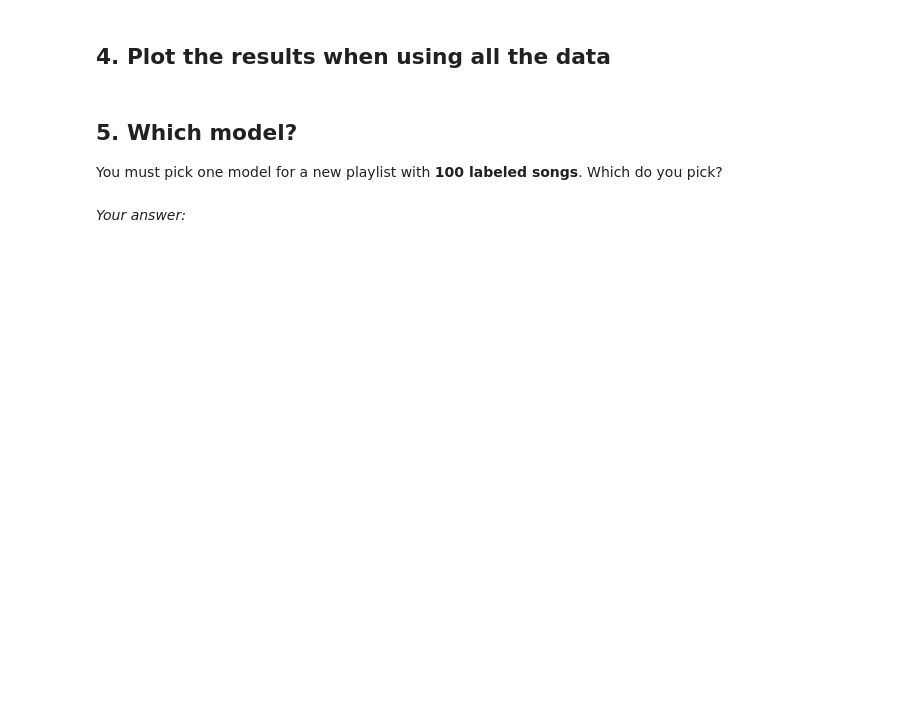
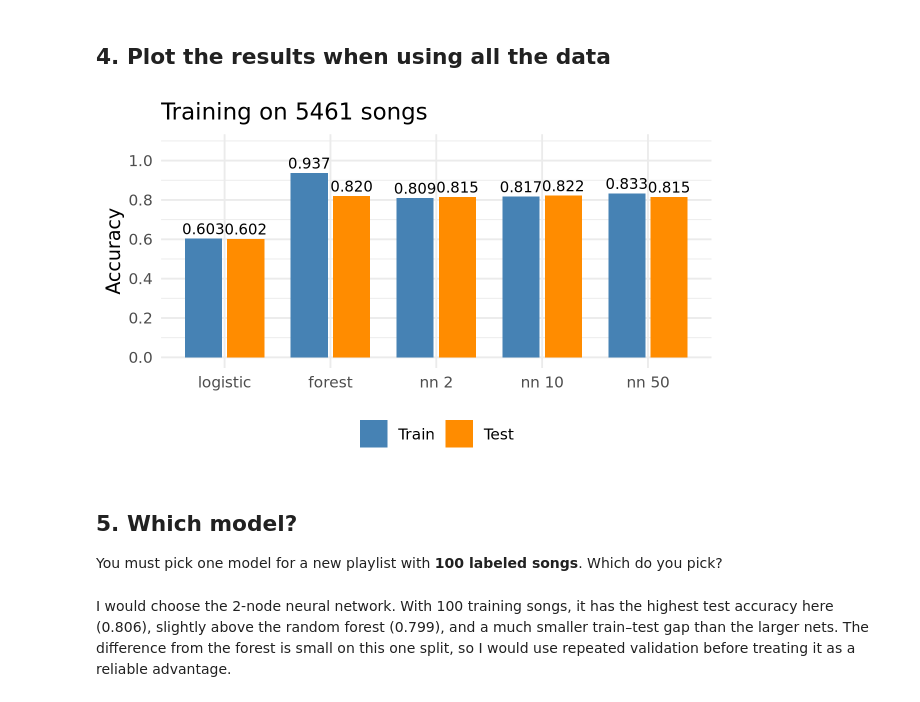
Before and after one commit to momowl/codespace, a Jupyter notebook: exercises/16-nn-exercise.ipynb, the cells around one changed output. Drawn from its saved outputs; the diff is of its cells as text; code cells hidden in the pictures; blank space fills up the shorter version.

```diff
--- a/exercises/16-nn-exercise.ipynb
+++ b/exercises/16-nn-exercise.ipynb
@@ -116,10 +175,12 @@ Run `compare_models()` again, with all of `train` (about 5,500 songs).
 # %% [markdown]
 ## 4. Plot the results when using all the data
 # %%
-# Chart code goes here
+plot_accuracy(results_full, paste('Training on', nrow(train), 'songs'))
+# %% [output]
+[figure, added]
 # %% [markdown]
 ## 5. Which model?
 
 You must pick one model for a new playlist with **100 labeled songs**. Which do you pick?
 # %% [markdown]
-*Your answer:*
+I would choose the 2-node neural network. With 100 training songs, it has the highest test accuracy here (0.806), slightly above the random forest (0.799), and a much smaller train–test gap than the larger nets. The difference from the forest is small on this one split, so I would use repeated validation before treating it as a reliable advantage.
```
Also changed, not shown: parts of 7 cells of this notebook, 1 other file.
